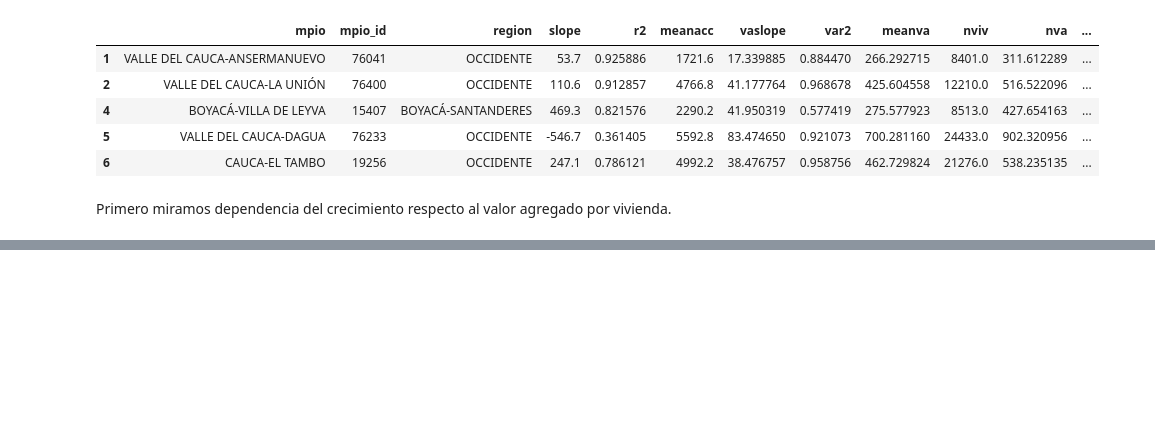
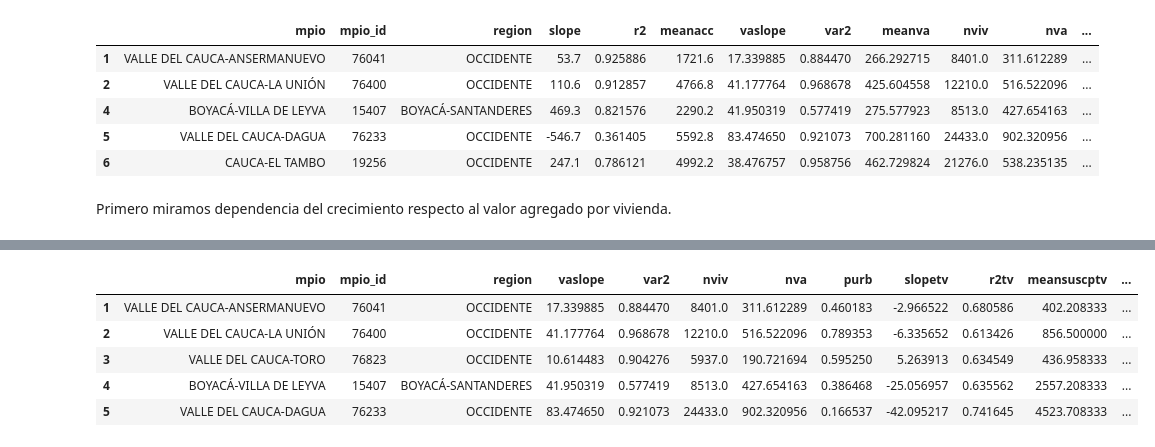
Before and after one commit to caramirezs/DataJam2022, a Jupyter notebook: Patronesdecrecimiento.ipynb, the cells around one changed output, grey strips where cells are left out. Drawn from its saved outputs; the diff is of its cells as text; code cells hidden in the pictures; blank space fills up the shorter version.

```diff
--- a/Patronesdecrecimiento.ipynb
+++ b/Patronesdecrecimiento.ipynb
@@ -318,0 +342,3 @@ fig.write_image("grafs/internet_crecimiento_porceurb.png")
+# %%
+tab=dftv.groupby(['datetime','id_municipio','anno'],as_index=False)["suscriptores"].sum()
+tab.head()
@@ -318,0 +379,7 @@ fig.write_image("grafs/internet_crecimiento_porceurb.png")
+# %%
+sub=tab[(tab.id_municipio==11001)]
+plt.figure(figsize=(20,10))
+y=np.array(sub.suscriptores)
+plt.plot(dates,y)
+plt.xticks(rotation=90)
+plt.show()
@@ -318,0 +410,23 @@ fig.write_image("grafs/internet_crecimiento_porceurb.png")
+# %%
+slope=[]
+r2=[]
+meanacc=[]
+npp=-24
+for i in range(len(dfmp)):
+    sub=tab[(tab.id_municipio==dfmp.iloc[i].mpio_id)]
+    y=np.array(sub.suscriptores)
+    slopeval,r2val=0,0
+    if len(y)>5:
+        y=y[npp:]
+        x=np.arange(0,len(y),1)
+        try:
+            slopeval,kval,r2val,p,se=lire(x,y)
+        except:
+            slopeval,kval,r2val,p,se=0,0,0,0,0
+    slope.append(slopeval)
+    r2.append(r2val**2)
+    meanacc.append(y.mean())
+dfmp["slopetv"]=slope
+dfmp["r2tv"]=r2
+dfmp["meansuscptv"]=meanacc
+dfmp.head()
@@ -318,0 +444,14 @@ fig.write_image("grafs/internet_crecimiento_porceurb.png")
+# %%
+dfmpc=dfmp.loc[:,["mpio","mpio_id","region","vaslope","var2","nviv","nva","purb","slopetv","r2tv","meansuscptv"]].dropna()
+#dfmpc["meanacc_sc"]=np.array(dfmpc.meanacc)**0.5 # Una reescalada del acceso por si se quieren hacer burbujas menos diferentes en tamaño
+dfmpc=dfmpc[dfmpc.r2tv>0.3] # solo r2 importantes
+dfmpc=dfmpc[dfmpc.var2>0.3] # Se quitan var2 muy bajos
+dfmpc["vapc"]=dfmpc.apply(lambda row: row.nva/row.nviv,axis=1)
+dfmpc.head()
+# %% [output]
+|  | mpio | mpio_id | region | vaslope | var2 | nviv | nva | purb | slopetv | r2tv | meansuscptv | ... |
+| 1 | VALLE DEL CAUCA-ANSERMANUEVO | 76041 | OCCIDENTE | 17.339885 | 0.884470 | 8401.0 | 311.612289 | 0.460183 | -2.966522 | 0.680586 | 402.208333 | ... |
+| 2 | VALLE DEL CAUCA-LA UNIÓN | 76400 | OCCIDENTE | 41.177764 | 0.968678 | 12210.0 | 516.522096 | 0.789353 | -6.335652 | 0.613426 | 856.500000 | ... |
+| 3 | VALLE DEL CAUCA-TORO | 76823 | OCCIDENTE | 10.614483 | 0.904276 | 5937.0 | 190.721694 | 0.595250 | 5.263913 | 0.634549 | 436.958333 | ... |
+| 4 | BOYACÁ-VILLA DE LEYVA | 15407 | BOYACÁ-SANTANDERES | 41.950319 | 0.577419 | 8513.0 | 427.654163 | 0.386468 | -25.056957 | 0.635562 | 2557.208333 | ... |
+| 5 | VALLE DEL CAUCA-DAGUA | 76233 | OCCIDENTE | 83.474650 | 0.921073 | 24433.0 | 902.320956 | 0.166537 | -42.095217 | 0.741645 | 4523.708333 | ... |
```
Also changed, not shown: parts of 34 cells of this notebook, 24 other files.
